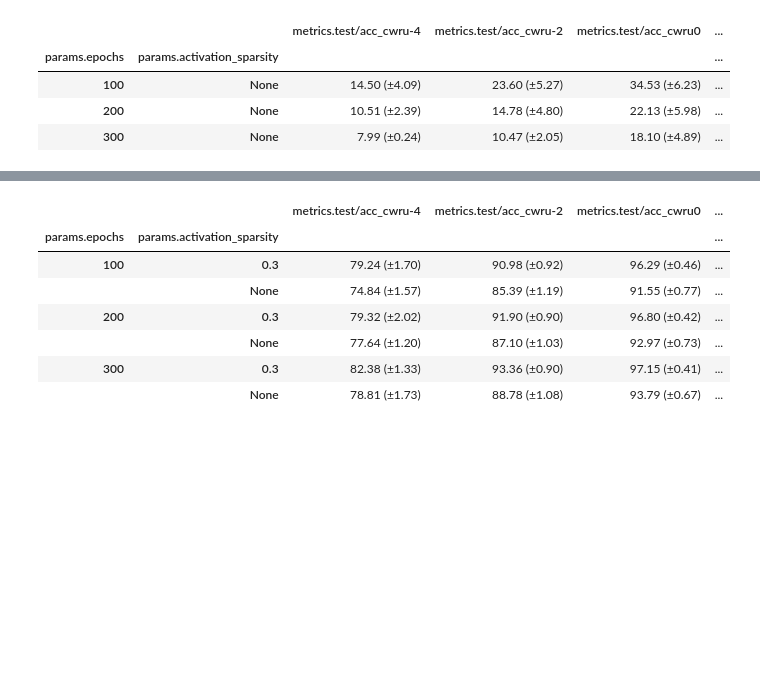
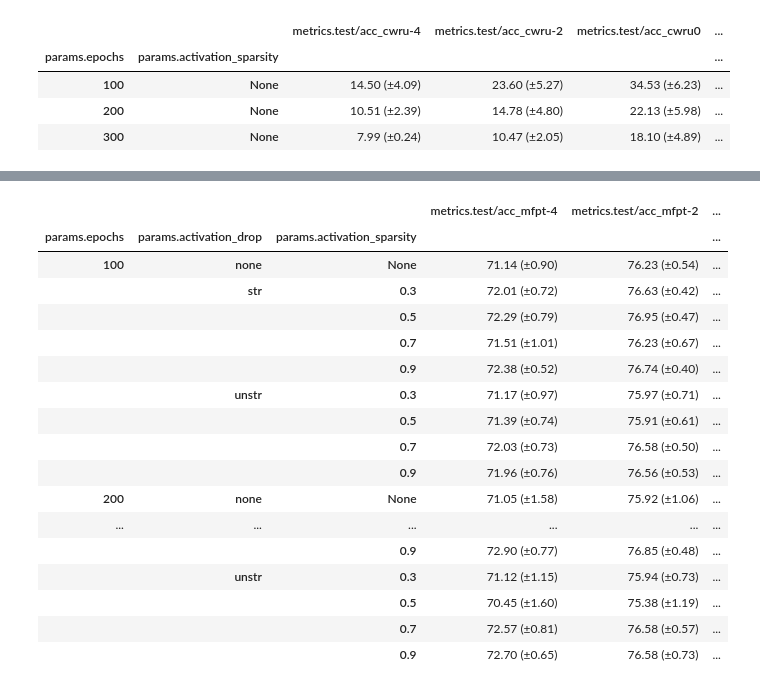
Before and after one commit to lmh970329/sparse-bfd, a Jupyter notebook: result.ipynb, the cells around one changed output, grey strips where cells are left out. Saved outputs shown, nothing was run; the diff lists cells and outputs as text; code cells hidden in the pictures; blank space fills up the shorter version.

```diff
--- a/result.ipynb
+++ b/result.ipynb
@@ -213,15 +552,16 @@ result_table
 # %%
-experiments = mlflow.search_experiments(filter_string="name LIKE 'Featuremap Pruning %'")
-runs = mlflow.search_runs(filter_string="params.datapath = 'data/ottawa'",experiment_ids=[experiment.experiment_id for experiment in experiments])
+experiments = mlflow.search_experiments(filter_string="name = 'stftcnn_ottawa'")
+runs = mlflow.search_runs(experiment_ids=[experiment.experiment_id for experiment in experiments])
 
 cols = [f'metrics.test/acc_ottawa{n}' for n in [-4, -2, 0, 2, 4]] + ['metrics.test/acc_ottawa']
 
+n = len(runs['params.seed'].unique())
 
 runs[cols] = runs[cols] * 100
 
-means = runs.groupby(by=['params.epochs', 'params.activation_sparsity'])[cols].mean()
-stds = runs.groupby(by=['params.epochs', 'params.activation_sparsity'])[cols].std()
-ci_95 = 1.96 * stds / np.sqrt(30)
+means = runs.groupby(by=['params.epochs', 'params.activation_drop', 'params.activation_sparsity'])[cols].mean()
+stds = runs.groupby(by=['params.epochs', 'params.activation_drop', 'params.activation_sparsity'])[cols].std()
+ci_95 = 1.96 * stds / np.sqrt(n)
 
 gen_ci_str = lambda mean, ci: f'{mean:.2f} (±{ci:.2f})'
 def generate_CI_str(means:pd.Series, stds:pd.Series):
@@ -250,14 +690,16 @@ result_table
 # %%
-experiments = mlflow.search_experiments(filter_string="name LIKE 'STFTCNN %'")
-runs = mlflow.search_runs(filter_string="params.model_name = 'stftcnn' and params.activation_drop != 'activation'",experiment_ids=[experiment.experiment_id for experiment in experiments])
+experiments = mlflow.search_experiments(filter_string="name LIKE 'S-Transformer % CWRU 48kHz'")
+runs = mlflow.search_runs(filter_string="params.activation_drop != 'token'", experiment_ids=[experiment.experiment_id for experiment in experiments])
 
 cols = [f'metrics.test/acc_cwru{n}' for n in [-4, -2, 0, 2, 4]] + ['metrics.test/acc_cwru']
 
+n = len(runs['params.seed'].unique())
+
 runs[cols] = runs[cols] * 100
 
-means = runs.groupby(by=['params.epochs', 'params.activation_sparsity'])[cols].mean()
-stds = runs.groupby(by=['params.epochs', 'params.activation_sparsity'])[cols].std()
-ci_95 = 1.96 * stds / np.sqrt(30)
+means = runs.groupby(by=['params.epochs',  'params.activation_drop', 'params.activation_sparsity'])[cols].mean()
+stds = runs.groupby(by=['params.epochs',  'params.activation_drop', 'params.activation_sparsity'])[cols].std()
+ci_95 = 1.96 * stds / np.sqrt(n)
 
 gen_ci_str = lambda mean, ci: f'{mean:.2f} (±{ci:.2f})'
 def generate_CI_str(means:pd.Series, stds:pd.Series):
@@ -277,6 +728,6 @@ result_table
 # %%
-experiments = mlflow.search_experiments(filter_string="name LIKE 'STFTCNN %'")
-runs = mlflow.search_runs(filter_string="params.model_name = 'stftcnn' and params.activation_drop != 'featuremap'",experiment_ids=[experiment.experiment_id for experiment in experiments])
+experiments = mlflow.search_experiments(filter_string="name LIKE 'S-Transformer % CWRU V2'")
+runs = mlflow.search_runs(filter_string="params.activation_drop != 'token'", experiment_ids=[experiment.experiment_id for experiment in experiments])
 
 cols = [f'metrics.test/acc_cwru{n}' for n in [-4, -2, 0, 2, 4]] + ['metrics.test/acc_cwru']
 
@@ -284,8 +735,8 @@ n = len(runs['params.seed'].unique())
 
 runs[cols] = runs[cols] * 100
 
-means = runs.groupby(by=['params.epochs', 'params.activation_sparsity'])[cols].mean()
-stds = runs.groupby(by=['params.epochs', 'params.activation_sparsity'])[cols].std()
+means = runs.groupby(by=['params.epochs', 'params.activation_drop', 'params.activation_sparsity'])[cols].mean()
+stds = runs.groupby(by=['params.epochs', 'params.activation_drop', 'params.activation_sparsity'])[cols].std()
 ci_95 = 1.96 * stds / np.sqrt(n)
 
 gen_ci_str = lambda mean, ci: f'{mean:.2f} (±{ci:.2f})'
@@ -309,28 +767,40 @@ result_table
 # %%
-experiments = mlflow.search_experiments(filter_string="name LIKE 'Featuremap Pruning CWRU'")
-runs = mlflow.search_runs(filter_string="params.model_name = 'ticnn'",experiment_ids=[experiment.experiment_id for experiment in experiments])
+experiments = mlflow.search_experiments(filter_string="name LIKE 'S-Transformer % MFPT V2'")
+runs = mlflow.search_runs(experiment_ids=[experiment.experiment_id for experiment in experiments])
 
-cols = [f'metrics.test/acc_cwru{n}' for n in [-4, -2, 0, 2, 4]] + ['metrics.test/acc_cwru']
+cols = [f'metrics.test/acc_mfpt{n}' for n in [-4, -2, 0, 2, 4]] + ['metrics.test/acc_mfpt']
+
+n = len(runs['params.seed'].unique())
 
 runs[cols] = runs[cols] * 100
 
-means = runs.groupby(by=['params.epochs', 'params.activation_sparsity'])[cols].mean()
-stds = runs.groupby(by=['params.epochs', 'params.activation_sparsity'])[cols].std()
-ci_95 = 1.96 * stds / np.sqrt(30)
+means = runs.groupby(by=['params.epochs', 'params.activation_drop', 'params.activation_sparsity'])[cols].mean()
+stds = runs.groupby(by=['params.epochs', 'params.activation_drop', 'params.activation_sparsity'])[cols].std()
+ci_95 = 1.96 * stds / np.sqrt(n)
 
 gen_ci_str = lambda mean, ci: f'{mean:.2f} (±{ci:.2f})'
 def generate_CI_str(means:pd.Series, stds:pd.Series):
     return means.combine(stds, gen_ci_str)
 
 result_table = means.combine(ci_95, generate_CI_str)
 result_table
 # %% [output]
-|  |  | metrics.test/acc_cwru-4 | metrics.test/acc_cwru-2 | metrics.test/acc_cwru0 | ... |
-| params.epochs | params.activation_sparsity |  |  |  | ... |
-| 100 | 0.3 | 79.24 (±1.70) | 90.98 (±0.92) | 96.29 (±0.46) | ... |
-|  | None | 74.84 (±1.57) | 85.39 (±1.19) | 91.55 (±0.77) | ... |
-| 200 | 0.3 | 79.32 (±2.02) | 91.90 (±0.90) | 96.80 (±0.42) | ... |
-|  | None | 77.64 (±1.20) | 87.10 (±1.03) | 92.97 (±0.73) | ... |
-| 300 | 0.3 | 82.38 (±1.33) | 93.36 (±0.90) | 97.15 (±0.41) | ... |
-|  | None | 78.81 (±1.73) | 88.78 (±1.08) | 93.79 (±0.67) | ... |
+|  |  |  | metrics.test/acc_mfpt-4 | metrics.test/acc_mfpt-2 | ... |
+| params.epochs | params.activation_drop | params.activation_sparsity |  |  | ... |
+| 100 | none | None | 71.14 (±0.90) | 76.23 (±0.54) | ... |
+|  | str | 0.3 | 72.01 (±0.72) | 76.63 (±0.42) | ... |
+|  |  | 0.5 | 72.29 (±0.79) | 76.95 (±0.47) | ... |
+|  |  | 0.7 | 71.51 (±1.01) | 76.23 (±0.67) | ... |
+|  |  | 0.9 | 72.38 (±0.52) | 76.74 (±0.40) | ... |
+|  | unstr | 0.3 | 71.17 (±0.97) | 75.97 (±0.71) | ... |
+|  |  | 0.5 | 71.39 (±0.74) | 75.91 (±0.61) | ... |
+|  |  | 0.7 | 72.03 (±0.73) | 76.58 (±0.50) | ... |
+|  |  | 0.9 | 71.96 (±0.76) | 76.56 (±0.53) | ... |
+| 200 | none | None | 71.05 (±1.58) | 75.92 (±1.06) | ... |
+| ... | ... | ... | ... | ... | ... |
+|  |  | 0.9 | 72.90 (±0.77) | 76.85 (±0.48) | ... |
+|  | unstr | 0.3 | 71.12 (±1.15) | 75.94 (±0.73) | ... |
+|  |  | 0.5 | 70.45 (±1.60) | 75.38 (±1.19) | ... |
+|  |  | 0.7 | 72.57 (±0.81) | 76.58 (±0.57) | ... |
+|  |  | 0.9 | 72.70 (±0.65) | 76.58 (±0.73) | ... |
 # %%
```
Also changed, not shown: parts of 51 cells of this notebook, 21 other files.
